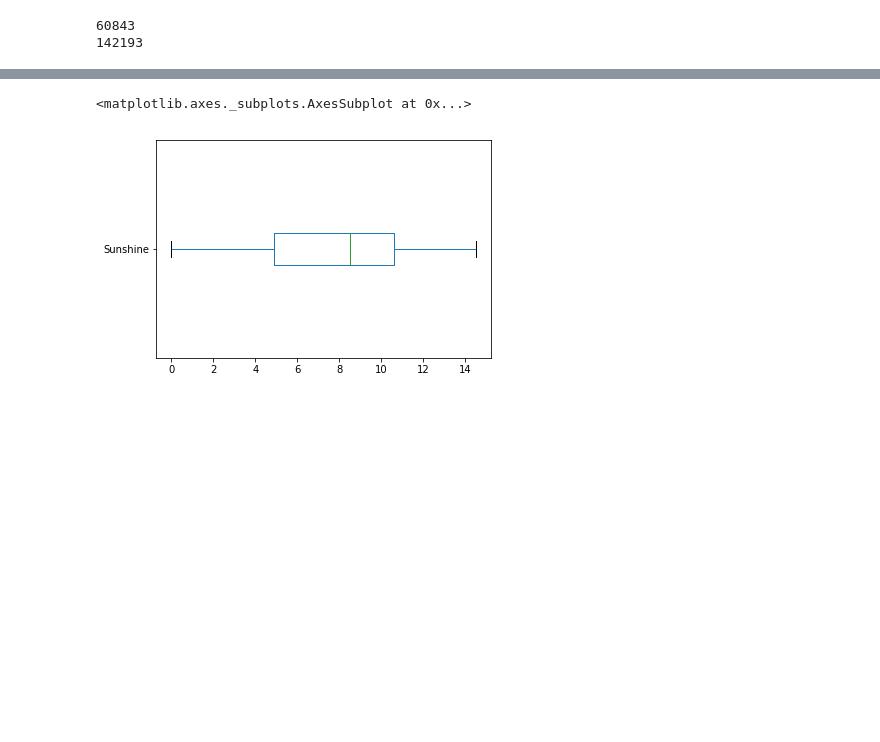
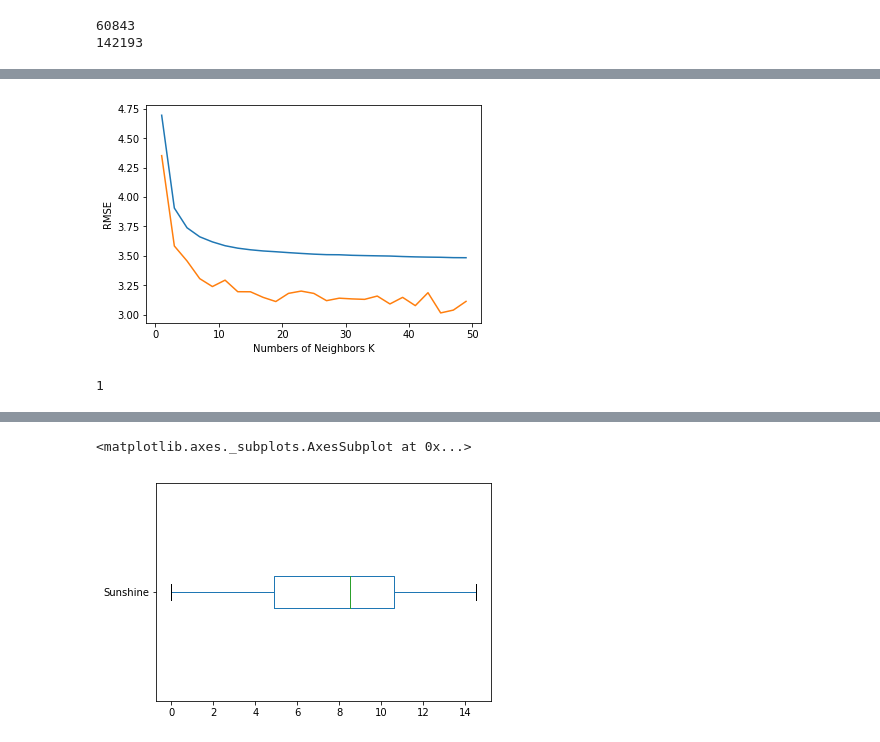
Before and after one commit to 12596375/AusWeather, a Jupyter notebook: AusWeather.ipynb, the cells around one changed output, grey strips where cells are left out. Drawn from its saved outputs; the diff is of its cells as text; code cells hidden in the pictures; blank space fills up the shorter version.

```diff
--- a/AusWeather.ipynb
+++ b/AusWeather.ipynb
@@ -409,0 +468,29 @@ print(len(weather_df.Evaporation))
+# %%
+cv_scores = []
+kf = KFold(10, True)
+fold = 0
+for k in Neighbors:
+    cv_evaporation_model = KNeighborsRegressor(n_neighbors=k)
+    temp_cv_scores = []
+    for train, test in kf.split(X):
+        fold += 1
+        X_train, X_test = X.values[train], X.values[test]
+        y_train, y_test = y.values[train], y.values[test]
+        cv_evaporation_model.fit(X_train, y_train)
+        predictions = cv_evaporation_model.predict(X_test)
+        mse = mean_squared_error(predictions, y_test)
+        rmse = sqrt(mse)
+        temp_cv_scores.append(rmse)
+    cv_scores.append(np.min(temp_cv_scores))
+# %%
+plt.plot(Neighbors, min_score, Neighbors, cv_scores)
+plt.xlabel('Numbers of Neighbors K')
+plt.ylabel('RMSE')
+plt.show()
+# %% [output]
+[figure, added]
+# %%
+optimal_k = Neighbors[temp_cv_scores.index(min(temp_cv_scores))]
+print(optimal_k)
+# %% [output]
+1
```
Also changed, not shown: parts of 131 cells of this notebook.
